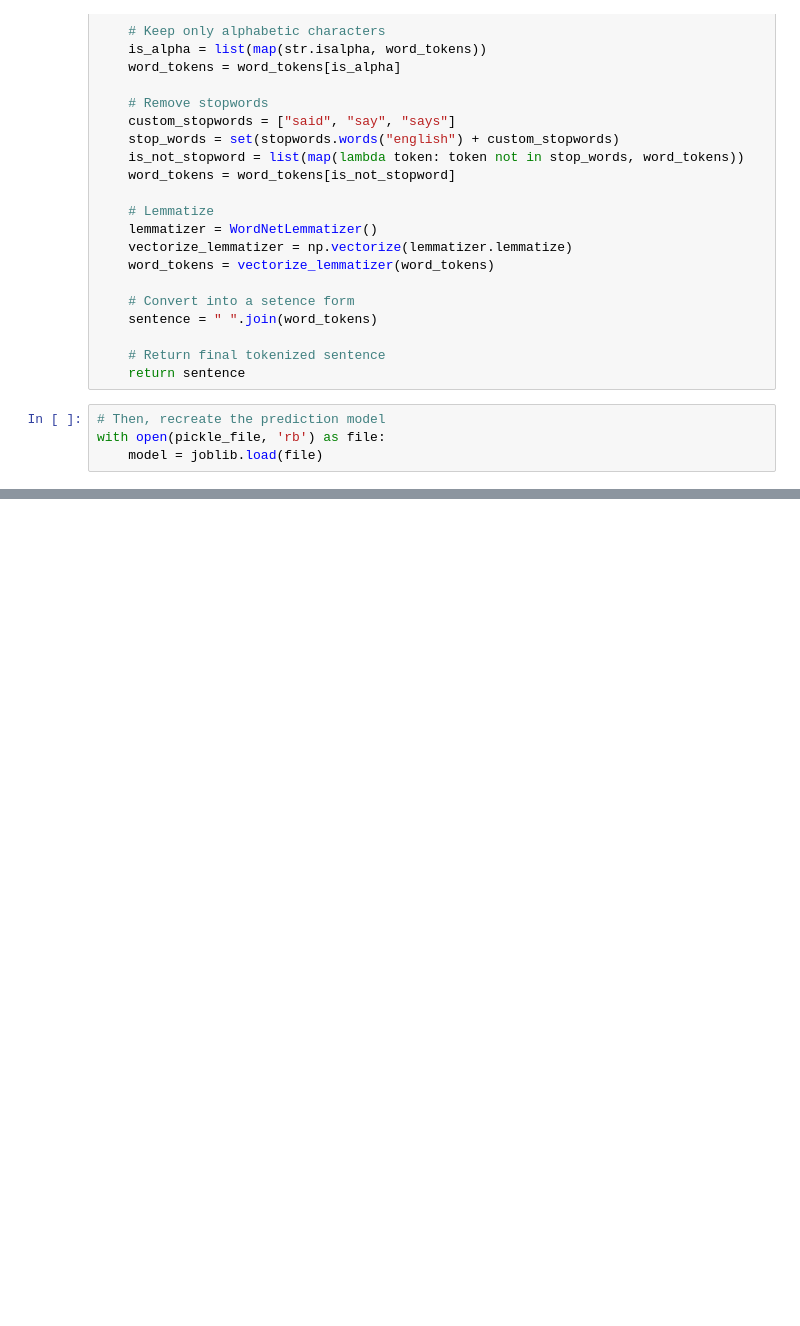
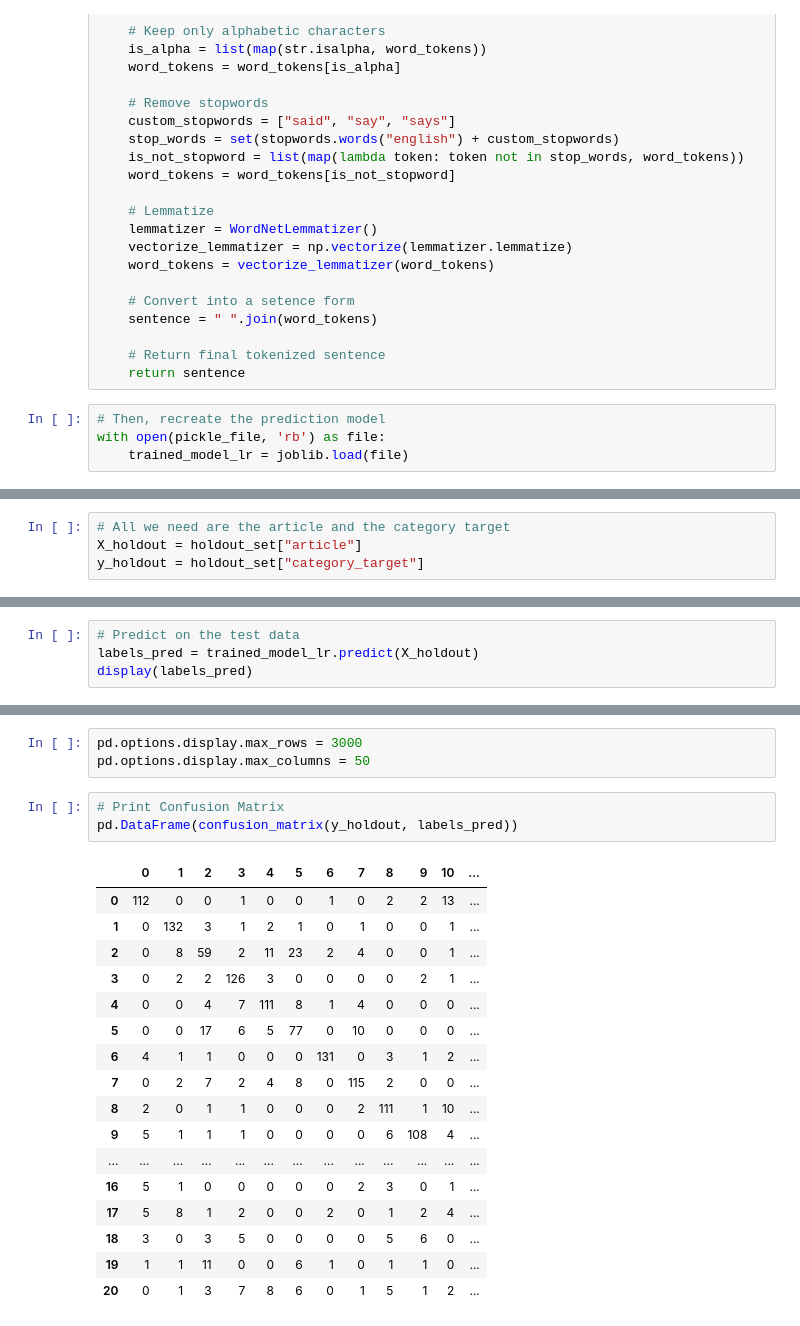
Before and after one commit to maevadevs/Whats-In-The-News, a Jupyter notebook: notebooks/zz. Final Testing on Holdout Set With Logistic Regression Model.ipynb, the cells around one changed output, grey strips where cells are left out. Cells and saved outputs as stored; diff of their text form; blank space fills up the shorter version.

```diff
--- a/notebooks/zz. Final Testing on Holdout Set With Logistic Regression Model.ipynb
+++ b/notebooks/zz. Final Testing on Holdout Set With Logistic Regression Model.ipynb
@@ -59,4 +65,4 @@ def process_text(text):
 # %%
 # Then, recreate the prediction model
 with open(pickle_file, 'rb') as file:
-    model = joblib.load(file)
+    trained_model_lr = joblib.load(file)
@@ -62,0 +153,4 @@ with open(pickle_file, 'rb') as file:
+# %%
+# All we need are the article and the category target
+X_holdout = holdout_set["article"]
+y_holdout = holdout_set["category_target"]
@@ -62,0 +189,4 @@ with open(pickle_file, 'rb') as file:
+# %%
+# Predict on the test data
+labels_pred = trained_model_lr.predict(X_holdout)
+display(labels_pred)
@@ -62,0 +225,24 @@ with open(pickle_file, 'rb') as file:
+# %%
+pd.options.display.max_rows = 3000
+pd.options.display.max_columns = 50
+# %%
+# Print Confusion Matrix
+pd.DataFrame(confusion_matrix(y_holdout, labels_pred))
+# %% [output]
+|  | 0 | 1 | 2 | 3 | 4 | 5 | 6 | 7 | 8 | 9 | 10 | ... |
+| 0 | 112 | 0 | 0 | 1 | 0 | 0 | 1 | 0 | 2 | 2 | 13 | ... |
+| 1 | 0 | 132 | 3 | 1 | 2 | 1 | 0 | 1 | 0 | 0 | 1 | ... |
+| 2 | 0 | 8 | 59 | 2 | 11 | 23 | 2 | 4 | 0 | 0 | 1 | ... |
+| 3 | 0 | 2 | 2 | 126 | 3 | 0 | 0 | 0 | 0 | 2 | 1 | ... |
+| 4 | 0 | 0 | 4 | 7 | 111 | 8 | 1 | 4 | 0 | 0 | 0 | ... |
+| 5 | 0 | 0 | 17 | 6 | 5 | 77 | 0 | 10 | 0 | 0 | 0 | ... |
+| 6 | 4 | 1 | 1 | 0 | 0 | 0 | 131 | 0 | 3 | 1 | 2 | ... |
+| 7 | 0 | 2 | 7 | 2 | 4 | 8 | 0 | 115 | 2 | 0 | 0 | ... |
+| 8 | 2 | 0 | 1 | 1 | 0 | 0 | 0 | 2 | 111 | 1 | 10 | ... |
+| 9 | 5 | 1 | 1 | 1 | 0 | 0 | 0 | 0 | 6 | 108 | 4 | ... |
+| ... | ... | ... | ... | ... | ... | ... | ... | ... | ... | ... | ... | ... |
+| 16 | 5 | 1 | 0 | 0 | 0 | 0 | 0 | 2 | 3 | 0 | 1 | ... |
+| 17 | 5 | 8 | 1 | 2 | 0 | 0 | 2 | 0 | 1 | 2 | 4 | ... |
+| 18 | 3 | 0 | 3 | 5 | 0 | 0 | 0 | 0 | 5 | 6 | 0 | ... |
+| 19 | 1 | 1 | 11 | 0 | 0 | 6 | 1 | 0 | 1 | 1 | 0 | ... |
+| 20 | 0 | 1 | 3 | 7 | 8 | 6 | 0 | 1 | 5 | 1 | 2 | ... |
```
Also changed, not shown: parts of 17 cells of this notebook, 11 other files.
